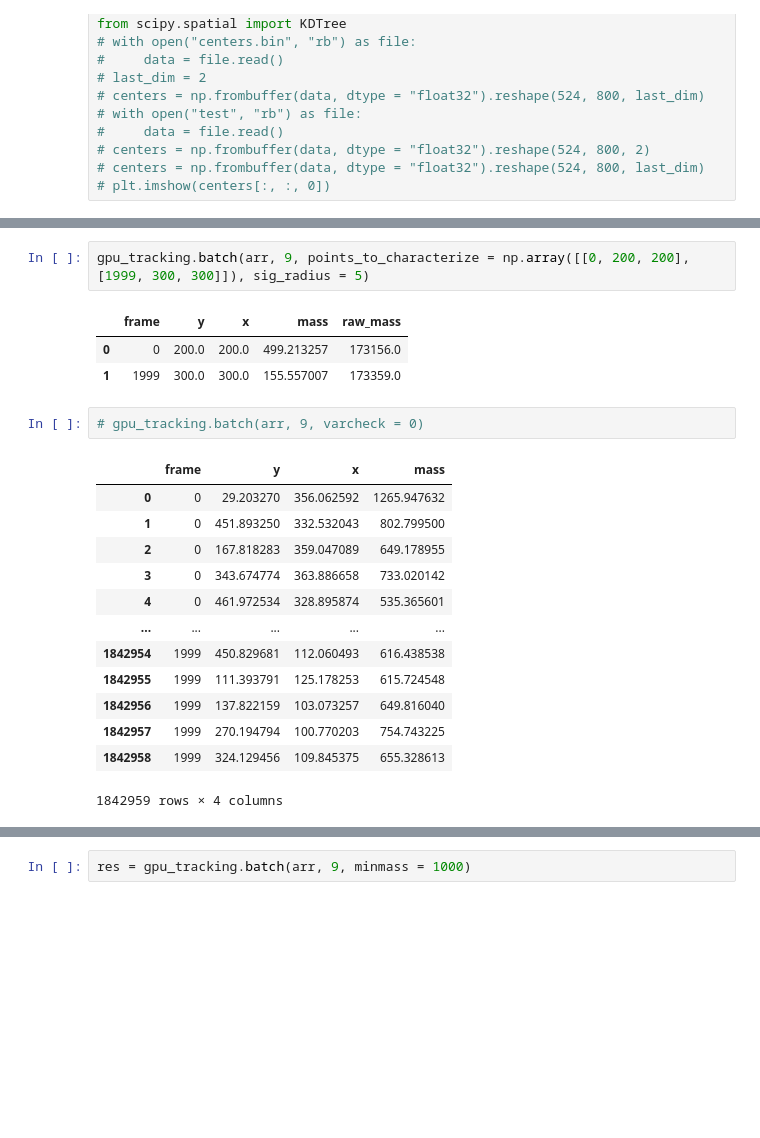
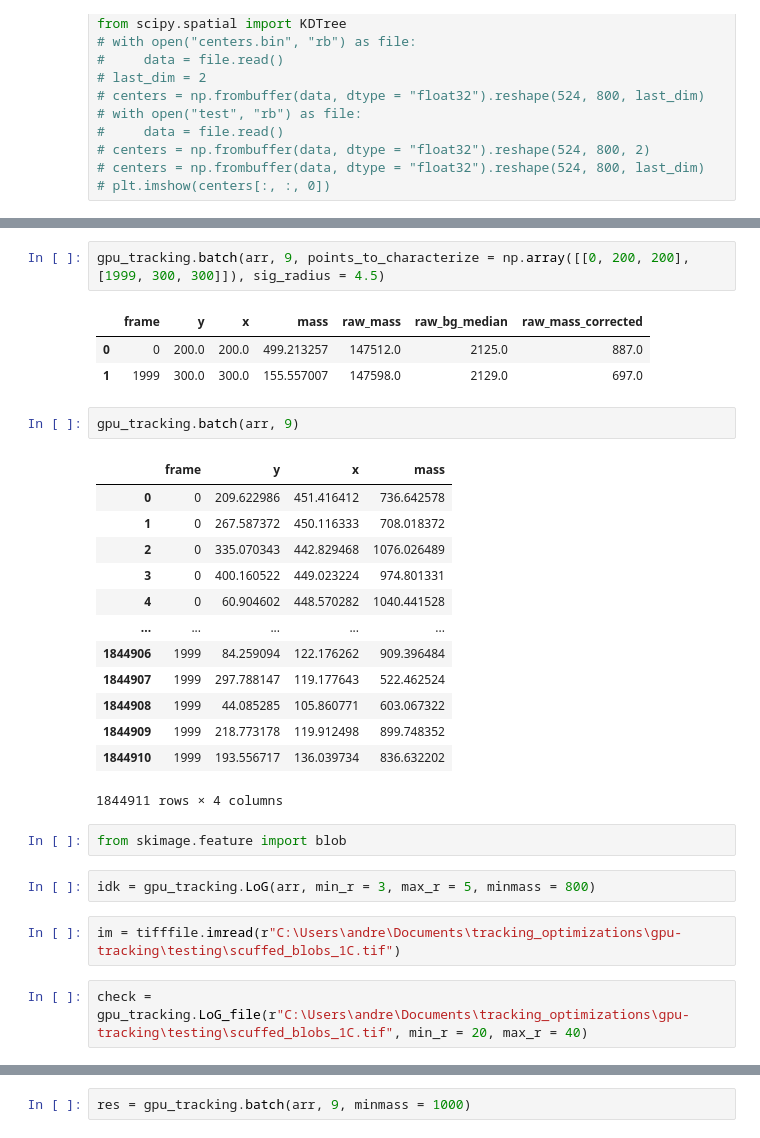
Before and after one commit to amfaber/tracking_optimizations, a Jupyter notebook: gpu-tracking/testing/explore.ipynb, the cells around one changed output, grey strips where cells are left out. Drawn from its saved outputs; the diff is of its cells as text; blank space fills up the shorter version.

```diff
--- a/gpu-tracking/testing/explore.ipynb
+++ b/gpu-tracking/testing/explore.ipynb
@@ -28,22 +51,30 @@ from scipy.spatial import KDTree
 # %%
-gpu_tracking.batch(arr, 9, points_to_characterize = np.array([[0, 200, 200], [1999, 300, 300]]), sig_radius = 5)
+gpu_tracking.batch(arr, 9, points_to_characterize = np.array([[0, 200, 200], [1999, 300, 300]]), sig_radius = 4.5)
 # %% [output]
-|  | frame | y | x | mass | raw_mass |
-| 0 | 0 | 200.0 | 200.0 | 499.213257 | 173156.0 |
-| 1 | 1999 | 300.0 | 300.0 | 155.557007 | 173359.0 |
+|  | frame | y | x | mass | raw_mass | raw_bg_median | raw_mass_corrected |
+| 0 | 0 | 200.0 | 200.0 | 499.213257 | 147512.0 | 2125.0 | 887.0 |
+| 1 | 1999 | 300.0 | 300.0 | 155.557007 | 147598.0 | 2129.0 | 697.0 |
 # %%
-# gpu_tracking.batch(arr, 9, varcheck = 0)
+gpu_tracking.batch(arr, 9)
 # %% [output]
 |  | frame | y | x | mass |
-| 0 | 0 | 29.203270 | 356.062592 | 1265.947632 |
-| 1 | 0 | 451.893250 | 332.532043 | 802.799500 |
-| 2 | 0 | 167.818283 | 359.047089 | 649.178955 |
-| 3 | 0 | 343.674774 | 363.886658 | 733.020142 |
-| 4 | 0 | 461.972534 | 328.895874 | 535.365601 |
+| 0 | 0 | 209.622986 | 451.416412 | 736.642578 |
+| 1 | 0 | 267.587372 | 450.116333 | 708.018372 |
+| 2 | 0 | 335.070343 | 442.829468 | 1076.026489 |
+| 3 | 0 | 400.160522 | 449.023224 | 974.801331 |
+| 4 | 0 | 60.904602 | 448.570282 | 1040.441528 |
 | ... | ... | ... | ... | ... |
-| 1842954 | 1999 | 450.829681 | 112.060493 | 616.438538 |
-| 1842955 | 1999 | 111.393791 | 125.178253 | 615.724548 |
-| 1842956 | 1999 | 137.822159 | 103.073257 | 649.816040 |
-| 1842957 | 1999 | 270.194794 | 100.770203 | 754.743225 |
-| 1842958 | 1999 | 324.129456 | 109.845375 | 655.328613 |
+| 1844906 | 1999 | 84.259094 | 122.176262 | 909.396484 |
+| 1844907 | 1999 | 297.788147 | 119.177643 | 522.462524 |
+| 1844908 | 1999 | 44.085285 | 105.860771 | 603.067322 |
+| 1844909 | 1999 | 218.773178 | 119.912498 | 899.748352 |
+| 1844910 | 1999 | 193.556717 | 136.039734 | 836.632202 |
-1842959 rows × 4 columns
+1844911 rows × 4 columns
+# %%
+from skimage.feature import blob
+# %%
+idk = gpu_tracking.LoG(arr, min_r = 3, max_r = 5, minmass = 800)
+# %%
+im = tifffile.imread(r"C:\Users\andre\Documents\tracking_optimizations\gpu-tracking\testing\scuffed_blobs_1C.tif")
+# %%
+check = gpu_tracking.LoG_file(r"C:\Users\andre\Documents\tracking_optimizations\gpu-tracking\testing\scuffed_blobs_1C.tif", min_r = 20, max_r = 40)
```
Also changed, not shown: parts of 18 cells of this notebook, 12 other files.
